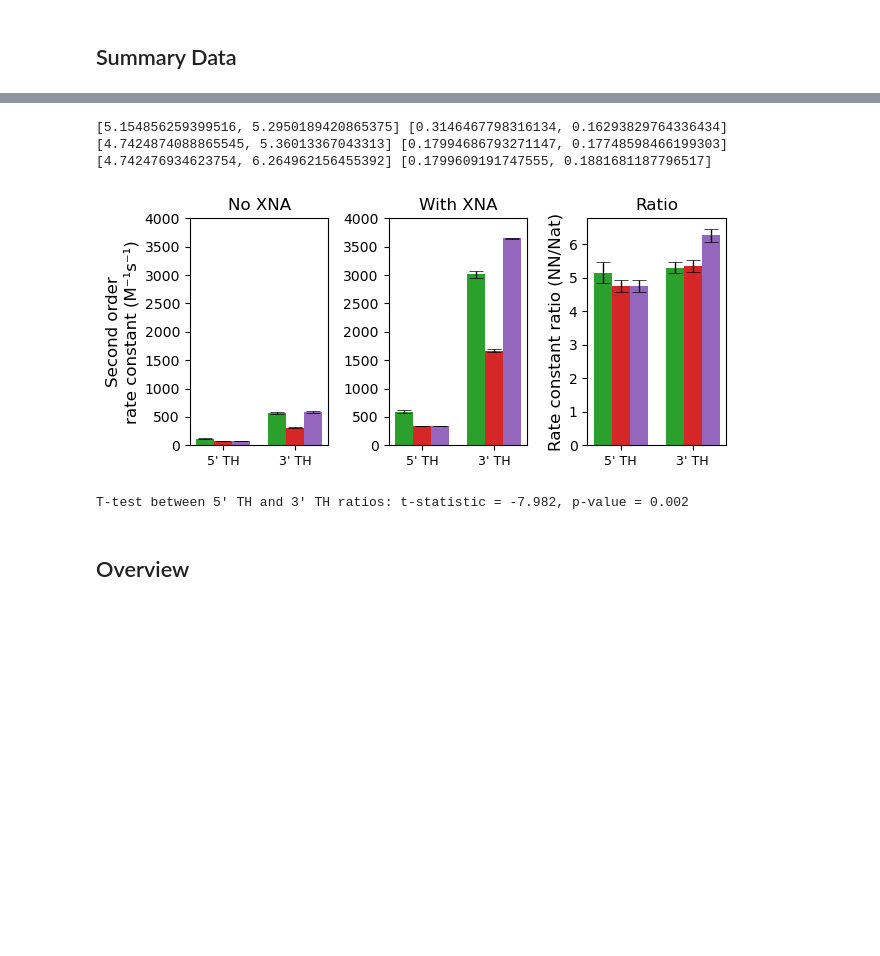
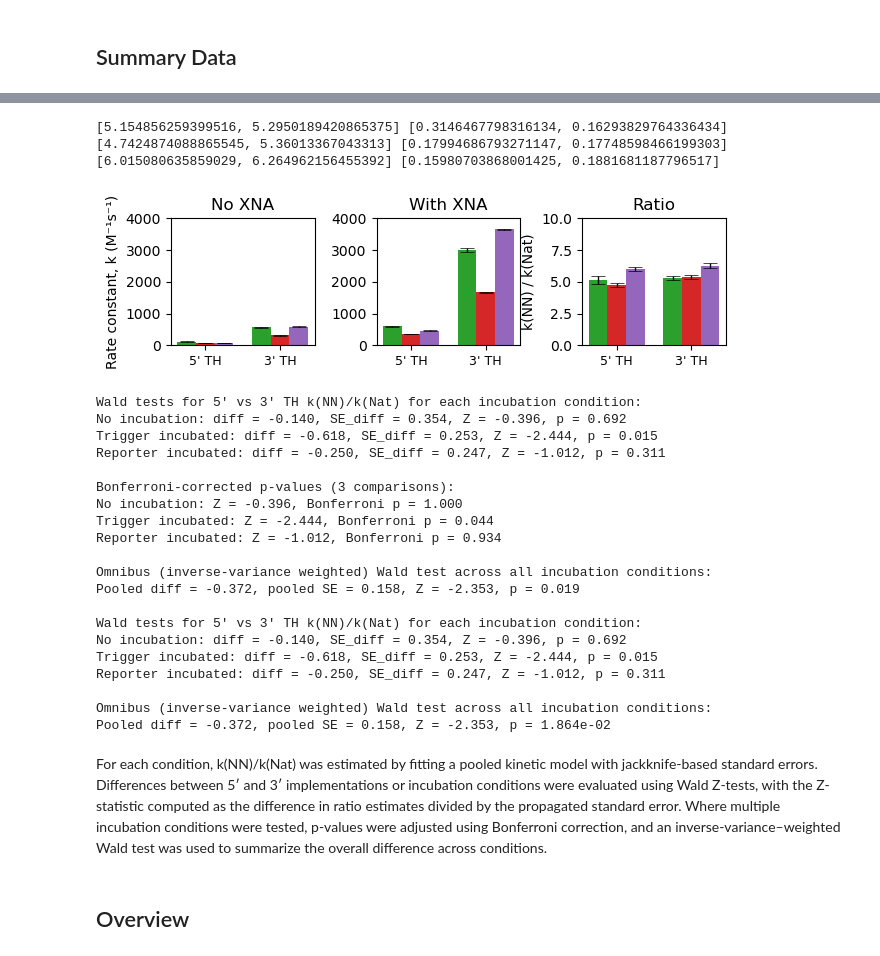
Before and after one commit to thachuk-lab/NN-DSD-Results-Analysis, a Jupyter notebook: SingleStep_Modeling.ipynb, the cells around one changed output, grey strips where cells are left out. Drawn from its saved outputs; the diff is of its cells as text; code cells hidden in the pictures; blank space fills up the shorter version.

Commit message:
Updated experiment analysis with the stable endpoint data

```diff
--- a/SingleStep_Modeling.ipynb
+++ b/SingleStep_Modeling.ipynb
@@ -2967,7 +3011,7 @@ import numpy as np
 
 fig, ax = plt.subplots(1, 3, sharey=False)
 fig.set_figwidth(6.5)
-fig.set_figheight(3)
+fig.set_figheight(2)
 
 labels = ["5' TH", "3' TH"]
 x = np.arange(len(labels))
@@ -3022,57 +3066,60 @@ for data_list, color, dx in datasets_panel1:
 
 # Plot diff
 for data_list, color, dx in datasets_panel2:
     y = [d[0] for d in data_list]
     e = [d[1] for d in data_list]
     print(y, e)
     ax[2].bar(x + dx, y, width=bar_width, yerr=e, color=color, error_kw=error_params)
 
 # Formatting
 for a in ax:
     a.set_xticks(x)
     a.set_xticklabels(labels, fontsize=9)
-    a.set_ylim(0, )
+    a.set_ylim(0, 10)
     a.tick_params(axis='x')
 
-ax[0].set_ylabel('Second order\nrate constant (M⁻¹s⁻¹)', fontsize=12)
+ax[0].set_ylabel('Rate constant, k (M⁻¹s⁻¹)', fontsize=10)
 
-ax[2].set_ylabel('Rate constant ratio (NN/Nat)', fontsize=12)
+ax[2].set_ylabel('k(NN) / k(Nat)', fontsize=10)
 
 ax[0].set_ylim(0, 4000)
 ax[1].set_ylim(0, 4000)
 
 
 ax[0].set_title('No XNA', fontsize=12)
 ax[1].set_title('With XNA', fontsize=12)
 ax[2].set_title('Ratio', fontsize=12)
 
 plt.tight_layout()
 plt.savefig('NAR_onestep_compare_k.svg', dpi=400)
 plt.show()
-
-
-#Two tail t-test between UW and TUM ratios across all incubation conditions
-from scipy.stats import ttest_ind_from_stats
-fiveTH = [no_R_data_together[0][0], trig_R_data_together[0][0], rep_R_data_together[0][0]]
-fiveTH_std = [no_R_data_together[0][1], trig_R_data_together[0][1], rep_R_data_together[0][1]]
-threeTH = [no_R_data_together[1][0], trig_R_data_together[1][0], rep_R_data_together[1][0]]
-threeTH_std = [no_R_data_together[1][1], trig_R_data_together[1][1], rep_R_data_together[1][1]]
-
-fiveTH_av = np.mean(fiveTH)
-fiveTH_sd = np.mean(fiveTH_std)/np.sqrt(3)
-threeTH_av = np.mean(threeTH)
-threeTH_sd = np.mean(threeTH_std)/np.sqrt(3)
-
-t_stat, p_value = ttest_ind_from_stats(mean1=fiveTH_av, std1=fiveTH_sd, nobs1=3,
-                                      mean2=threeTH_av, std2=threeTH_sd, nobs2=3,
-                                      equal_var=False)
-print(f"Omnibus T-test between average 5' TH and 3' TH ratios: t-statistic = {t_stat:.3f}, p-value = {p_value:.3f}")
 # %% [output]
 [5.154856259399516, 5.2950189420865375] [0.3146467798316134, 0.16293829764336434]
 [4.7424874088865545, 5.36013367043313] [0.17994686793271147, 0.17748598466199303]
-[4.742476934623754, 6.264962156455392] [0.1799609191747555, 0.1881681187796517]
+[6.015080635859029, 6.264962156455392] [0.15980703868001425, 0.1881681187796517]
-[figure, old version]
+[figure, new version]
-T-test between 5' TH and 3' TH ratios: t-statistic = -7.982, p-value = 0.002
+Wald tests for 5' vs 3' TH k(NN)/k(Nat) for each incubation condition:
+No incubation: diff = -0.140, SE_diff = 0.354, Z = -0.396, p = 0.692
+Trigger incubated: diff = -0.618, SE_diff = 0.253, Z = -2.444, p = 0.015
+Reporter incubated: diff = -0.250, SE_diff = 0.247, Z = -1.012, p = 0.311
+
+Bonferroni-corrected p-values (3 comparisons):
+No incubation: Z = -0.396, Bonferroni p = 1.000
+Trigger incubated: Z = -2.444, Bonferroni p = 0.044
+Reporter incubated: Z = -1.012, Bonferroni p = 0.934
+
+Omnibus (inverse-variance weighted) Wald test across all incubation conditions:
+Pooled diff = -0.372, pooled SE = 0.158, Z = -2.353, p = 0.019
+
+Wald tests for 5' vs 3' TH k(NN)/k(Nat) for each incubation condition:
+No incubation: diff = -0.140, SE_diff = 0.354, Z = -0.396, p = 0.692
+Trigger incubated: diff = -0.618, SE_diff = 0.253, Z = -2.444, p = 0.015
+Reporter incubated: diff = -0.250, SE_diff = 0.247, Z = -1.012, p = 0.311
+
+Omnibus (inverse-variance weighted) Wald test across all incubation conditions:
+Pooled diff = -0.372, pooled SE = 0.158, Z = -2.353, p = 1.864e-02
+# %% [markdown]
+For each condition, k(NN)/k(Nat) was estimated by fitting a pooled kinetic model with jackknife-based standard errors. Differences between 5′ and 3′ implementations or incubation conditions were evaluated using Wald Z-tests, with the Z-statistic computed as the difference in ratio estimates divided by the propagated standard error. Where multiple incubation conditions were tested, p-values were adjusted using Bonferroni correction, and an inverse-variance–weighted Wald test was used to summarize the overall difference across conditions.
 # %% [markdown]
 ## Overview
 # %%
```
Also changed, not shown: parts of 5 cells of this notebook, 3 other files.
